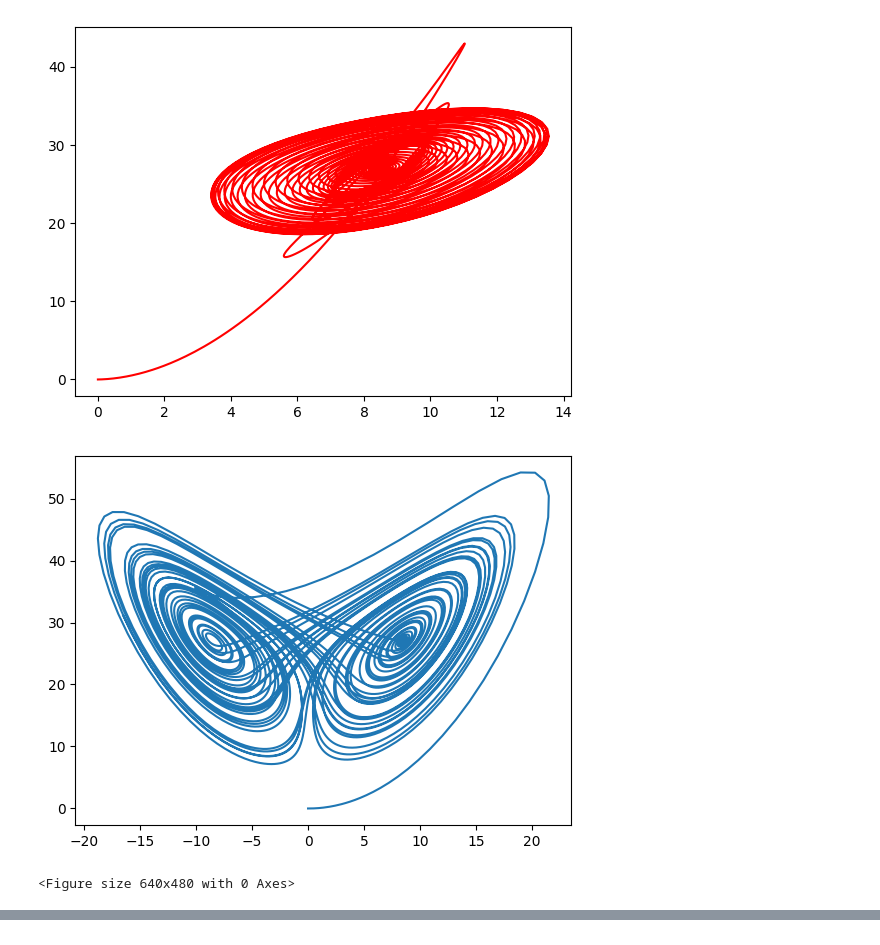
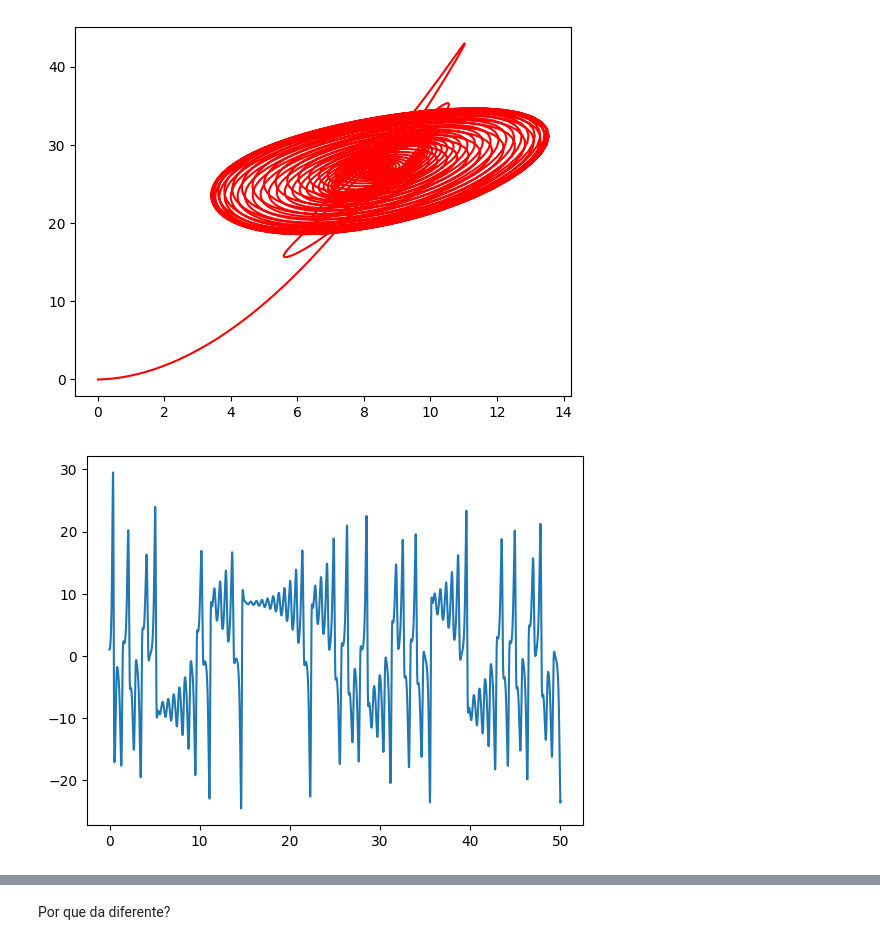
Before and after one commit to erosstark/MetComp, a Jupyter notebook: Lista_10/lorenz.ipynb, the cells around one changed output, grey strips where cells are left out. Cells and saved outputs as stored; diff of their text form; code cells hidden in the pictures.

```diff
--- a/Lista_10/lorenz.ipynb
+++ b/Lista_10/lorenz.ipynb
@@ -42,37 +42,37 @@ def f(S, sigma = 10, ro = 28, ß = 8/3):
         ro (float, optional): número de Rayleigh. Defaults to 28.
         ß (float, optional): .Defaults to 8/3.
 
     Returns:
         numpy.array([dxdt, dydt, dzdt]): valores calculados.
     """
     x = S[0]; y = S[1]; z = S[2]                    # Torna o código legível
     return np.array([sigma*(y - x), ro*x - y - x*z,\
         x*y - ß*z])
 
 # Variáveis.
 s0 = np.array([0 , 1, 0])
 ti = 0
 tf = 50
 n = 5000
 
 xie, tie = EDOs(f,s0,ti,tf,n)
 xi ,ti = RungeKutta4(f,s0,ti,tf,n)
 
 plt.figure()
-plt.plot(ti,xi[:,1])
+plt.plot(ti,xi[:,1],"r")
 
 plt.figure()
-plt.plot(xi[:,0], xi[:,2])
+plt.plot(xi[:,0], xi[:,2],"r")
+
+
+plt.figure()
+plt.plot(tie,xie[:,1])
 
 plt.figure()
 plt.plot(xie[:,0], xie[:,2])
 
-plt.figure()
-plt.plot(tie,xie[:,1])
-
 plt.show()
 # %% [output]
 [figure]
 [figure]
-[figure, old version]
+[figure, new version]
-<Figure size 640x480 with 0 Axes>
@@ -78,0 +80,2 @@ plt.show()
+# %% [markdown]
+Por que da diferente?
```
Also changed, not shown: parts of 1 cell of this notebook.
